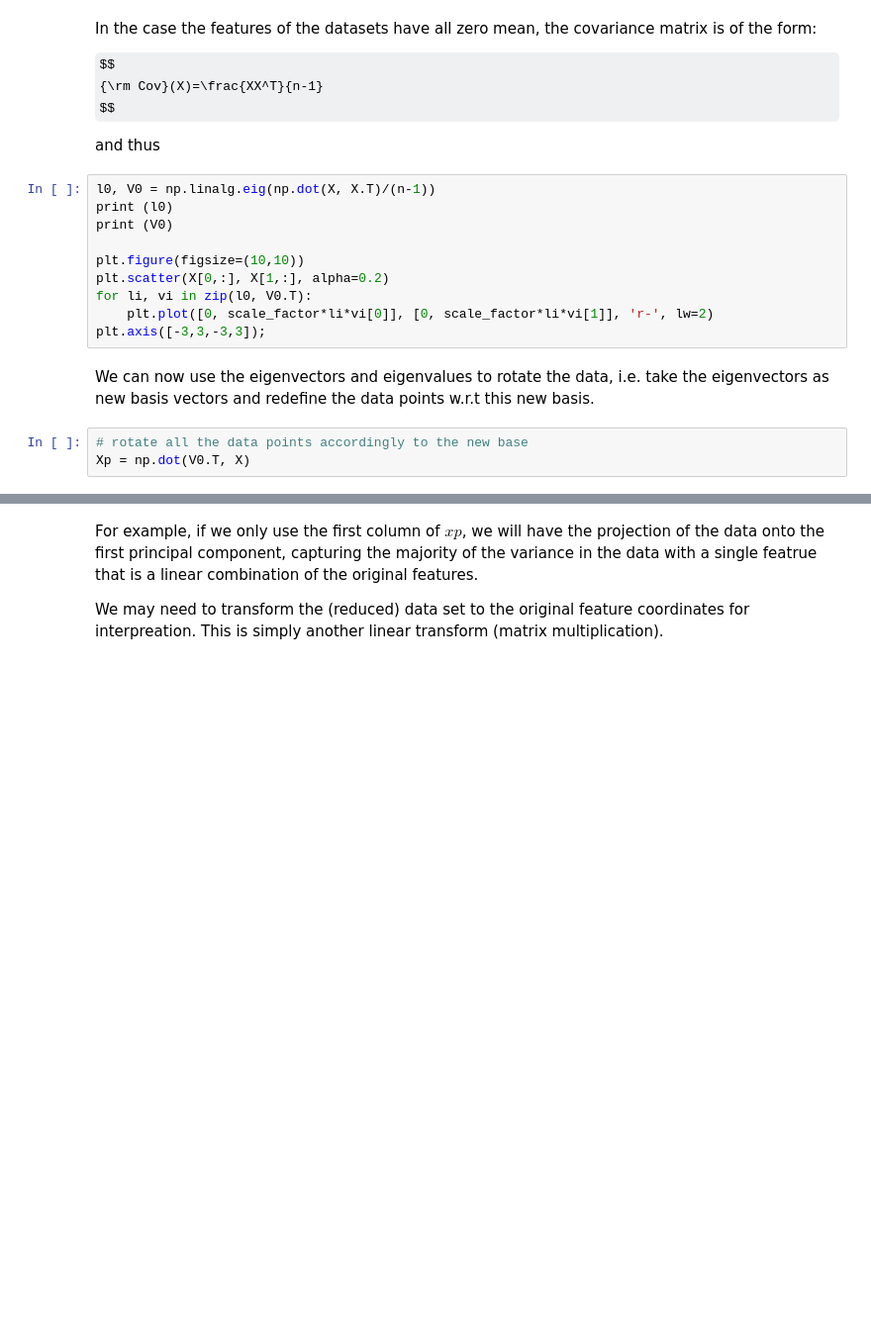
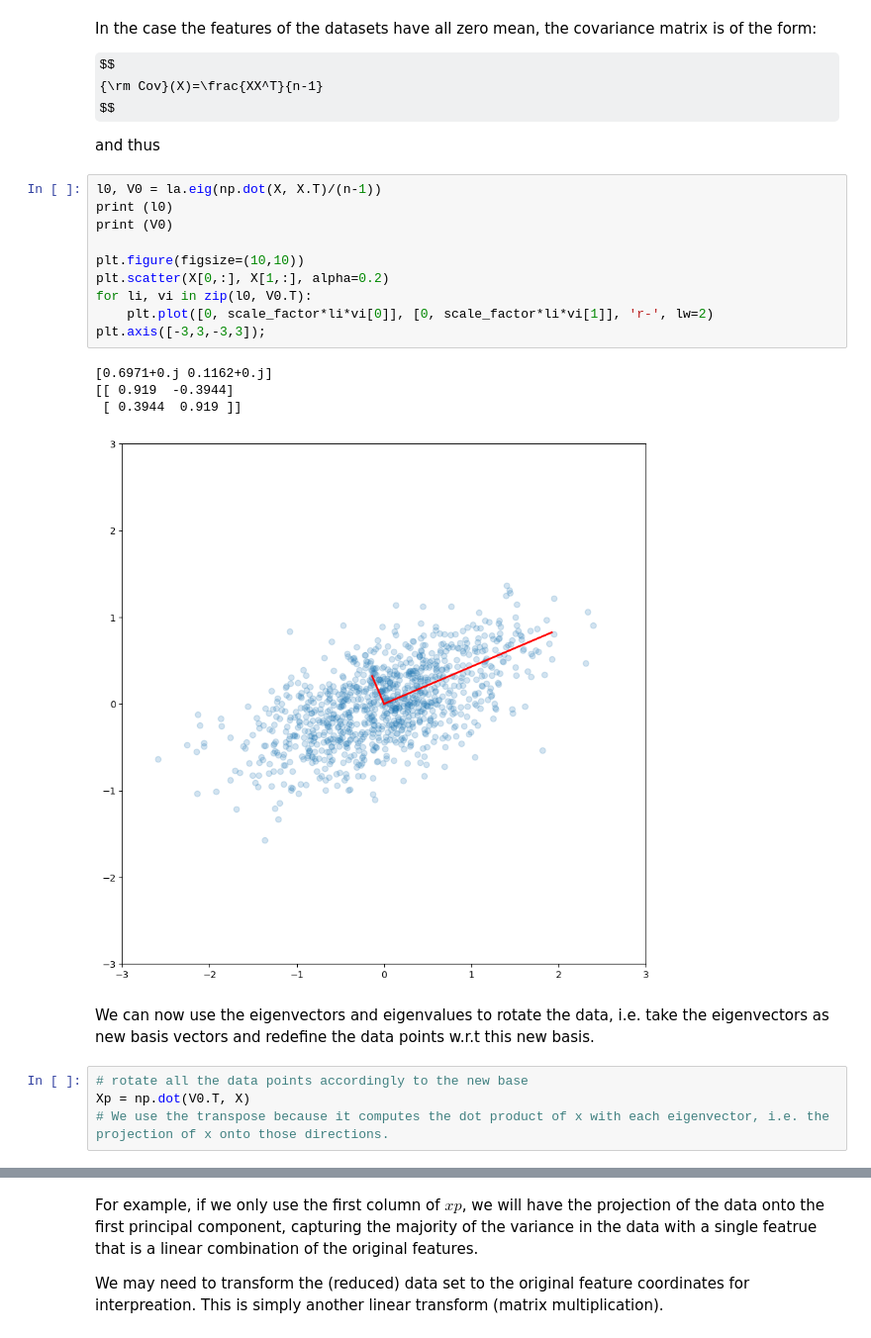
Before and after one commit to adrianorellanamontes/LaboratoryOfComputationalPhysics_Y8, a Jupyter notebook: 08_LinearAlgebra.ipynb, the cells around one changed output, grey strips where cells are left out. Shown at 99% size. Drawn from its saved outputs; the diff is of its cells as text; some formulas as TeX source; blank space fills up the shorter version.

```diff
--- a/08_LinearAlgebra.ipynb
+++ b/08_LinearAlgebra.ipynb
@@ -470,20 +552,26 @@ $$
 
 and thus
 # %%
-l0, V0 = np.linalg.eig(np.dot(X, X.T)/(n-1))
+l0, V0 = la.eig(np.dot(X, X.T)/(n-1))
 print (l0)
 print (V0)
 
 plt.figure(figsize=(10,10))
 plt.scatter(X[0,:], X[1,:], alpha=0.2)
 for li, vi in zip(l0, V0.T):
     plt.plot([0, scale_factor*li*vi[0]], [0, scale_factor*li*vi[1]], 'r-', lw=2)
 plt.axis([-3,3,-3,3]);
+# %% [output]
+[0.6971+0.j 0.1162+0.j]
+[[ 0.919  -0.3944]
+ [ 0.3944  0.919 ]]
+[figure, added]
 # %% [markdown]
 We can now use the eigenvectors and eigenvalues to rotate the data, i.e. take the eigenvectors as new basis vectors and redefine the data points w.r.t this new basis.
 # %%
 # rotate all the data points accordingly to the new base
 Xp = np.dot(V0.T, X)
+# We use the transpose because it computes the dot product of x with each eigenvector, i.e. the projection of x onto those directions.
 # %%
 # then plot the rotated dataset and its "axes"
 plt.figure(figsize=(10,10))
```
Also changed, not shown: parts of 21 cells of this notebook, 1 other file.
